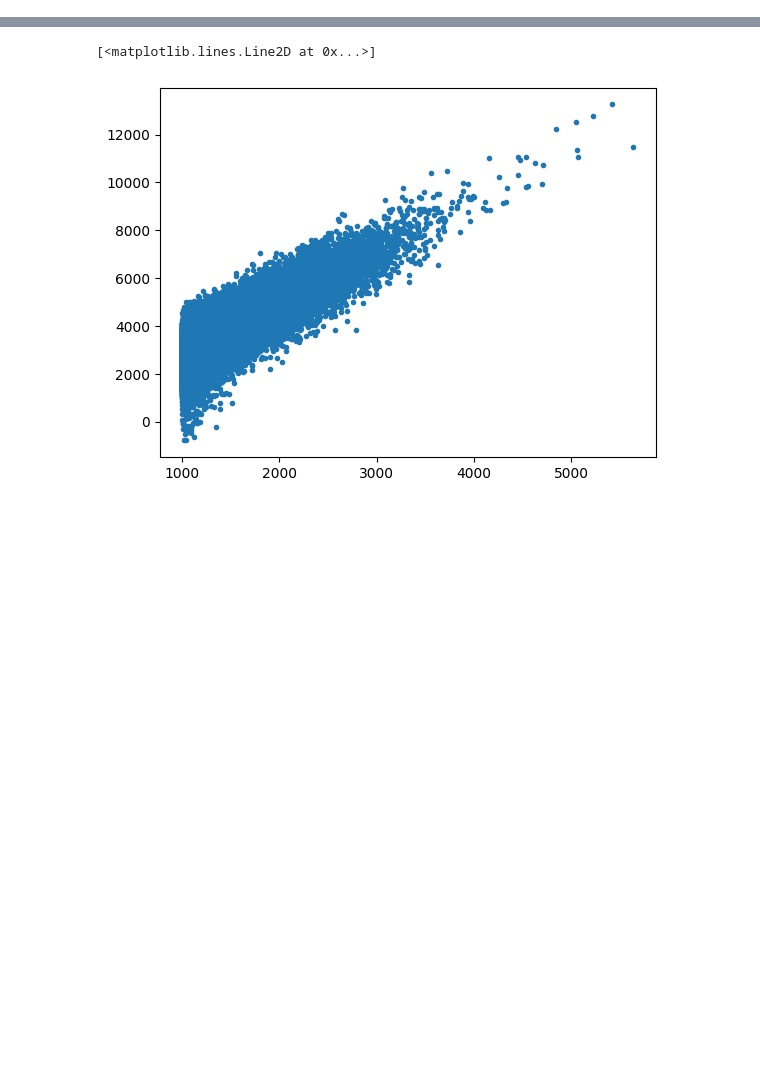
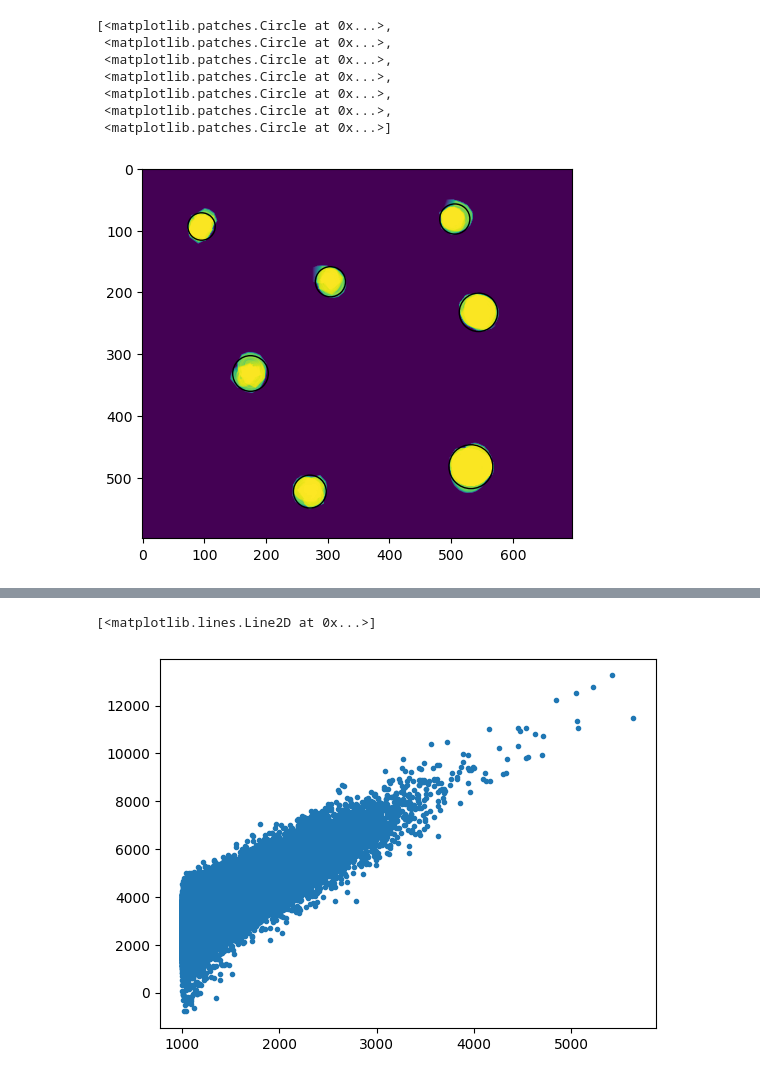
Before and after one commit to amfaber/tracking_optimizations, a Jupyter notebook: gpu-tracking/testing/explore.ipynb, the cells around one changed output, grey strips where cells are left out. Saved outputs shown, nothing was run; the diff lists cells and outputs as text; code cells hidden in the pictures; blank space fills up the shorter version.

```diff
--- a/gpu-tracking/testing/explore.ipynb
+++ b/gpu-tracking/testing/explore.ipynb
@@ -49,0 +92,12 @@ gpu_tracking.batch(arr, 9, points_to_characterize = np.array([[0, 200, 200], [19
+# %%
+plt.imshow(im)
+[plt.gca().add_patch(plt.Circle((x, y), r, fill = False)) for _idx, r, x, y in check[["r", "x", "y"]].itertuples()]
+# %% [output]
+[<matplotlib.patches.Circle at 0x...>,
+ <matplotlib.patches.Circle at 0x...>,
+ <matplotlib.patches.Circle at 0x...>,
+ <matplotlib.patches.Circle at 0x...>,
+ <matplotlib.patches.Circle at 0x...>,
+ <matplotlib.patches.Circle at 0x...>,
+ <matplotlib.patches.Circle at 0x...>]
+[figure, added]
```
Also changed, not shown: parts of 23 cells of this notebook, 12 other files.
